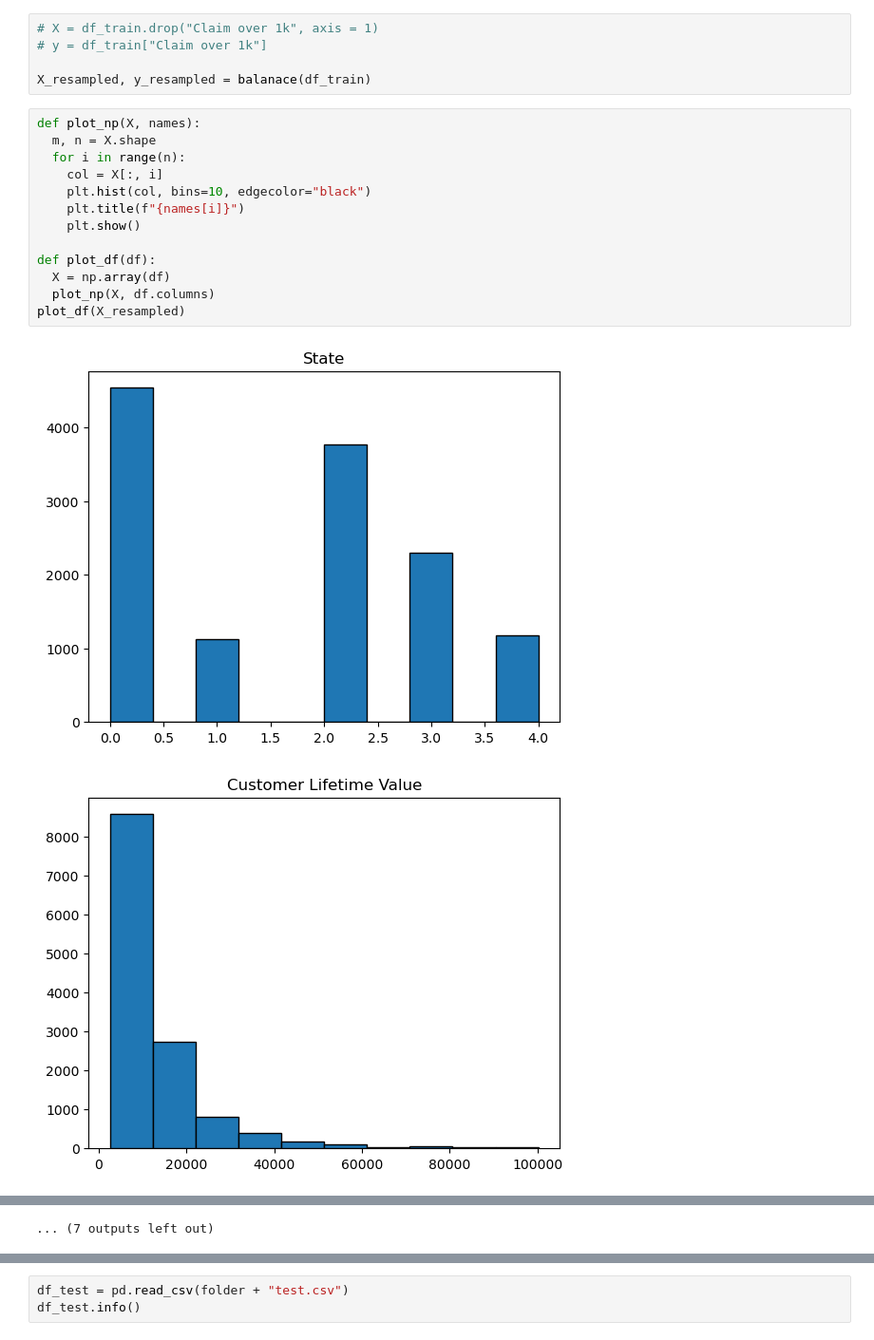
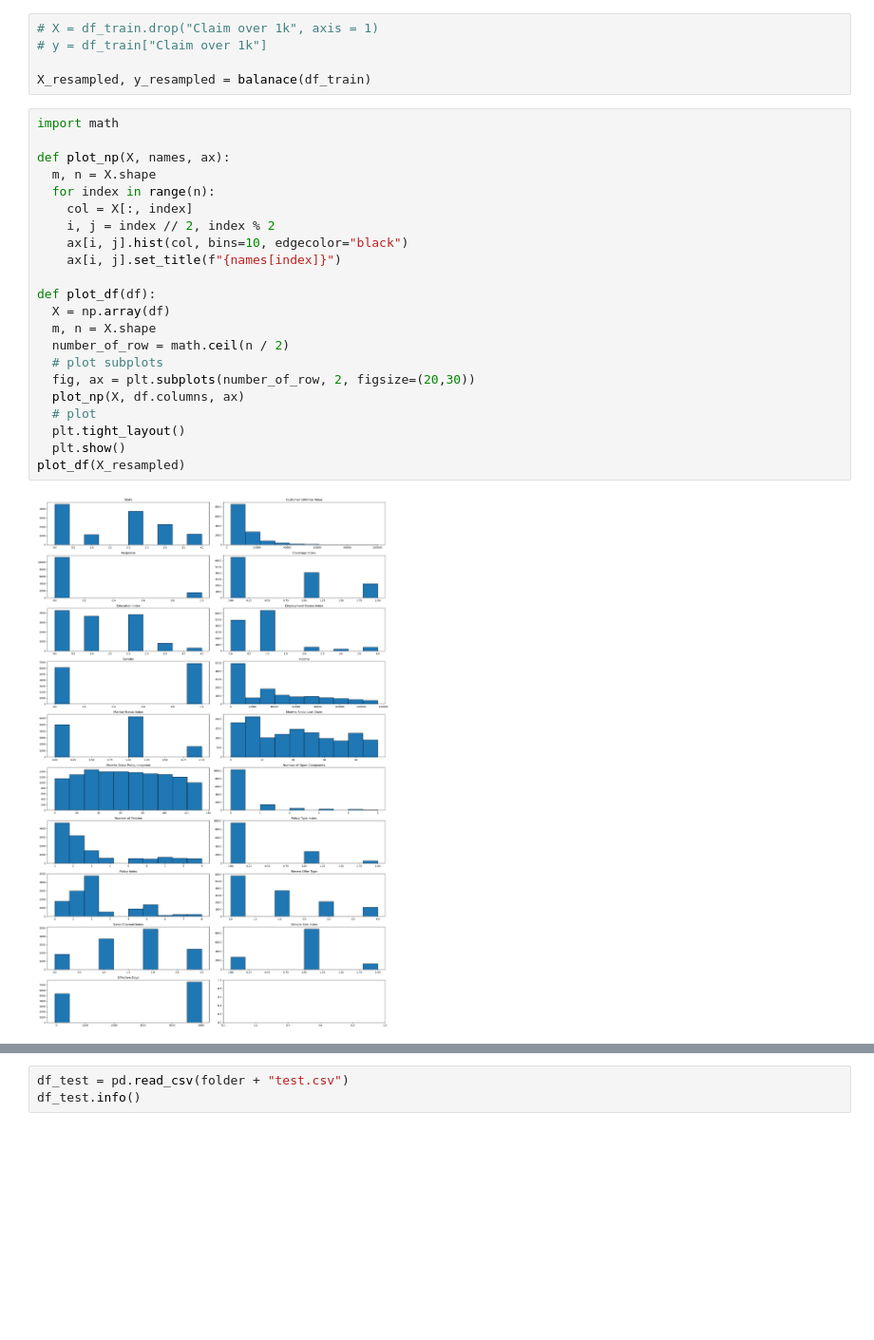
Before and after one commit to BaoTran685/Auto-Insurance-Prediction, a Jupyter notebook: real.ipynb, the cells around one changed output, grey strips where cells are left out. Shown at 95% size. Cells and saved outputs as stored; diff of their text form; blank space fills up the shorter version.

```diff
--- a/real.ipynb
+++ b/real.ipynb
@@ -117,18 +117,26 @@ def balanace(df):
 
 X_resampled, y_resampled = balanace(df_train)
 # %%
-def plot_np(X, names):
+import math
+
+def plot_np(X, names, ax):
   m, n = X.shape
-  for i in range(n):
-    col = X[:, i]
-    plt.hist(col, bins=10, edgecolor="black")
-    plt.title(f"{names[i]}")
-    plt.show()
+  for index in range(n):
+    col = X[:, index]
+    i, j = index // 2, index % 2
+    ax[i, j].hist(col, bins=10, edgecolor="black")
+    ax[i, j].set_title(f"{names[index]}")
 
 def plot_df(df):
   X = np.array(df)
-  plot_np(X, df.columns)
+  m, n = X.shape
+  number_of_row = math.ceil(n / 2)
+  # plot subplots
+  fig, ax = plt.subplots(number_of_row, 2, figsize=(20,30))
+  plot_np(X, df.columns, ax)
+  # plot
+  plt.tight_layout()
+  plt.show()
 plot_df(X_resampled)
 # %% [output]
-[figure, old version]
+[figure, new version]
-[figure, removed]
@@ -145,2 +143 @@ plot_df(X_resampled)
-... (7 outputs left out)
 # %%
```
Also changed, not shown: parts of 7 cells of this notebook, 1 other file.
